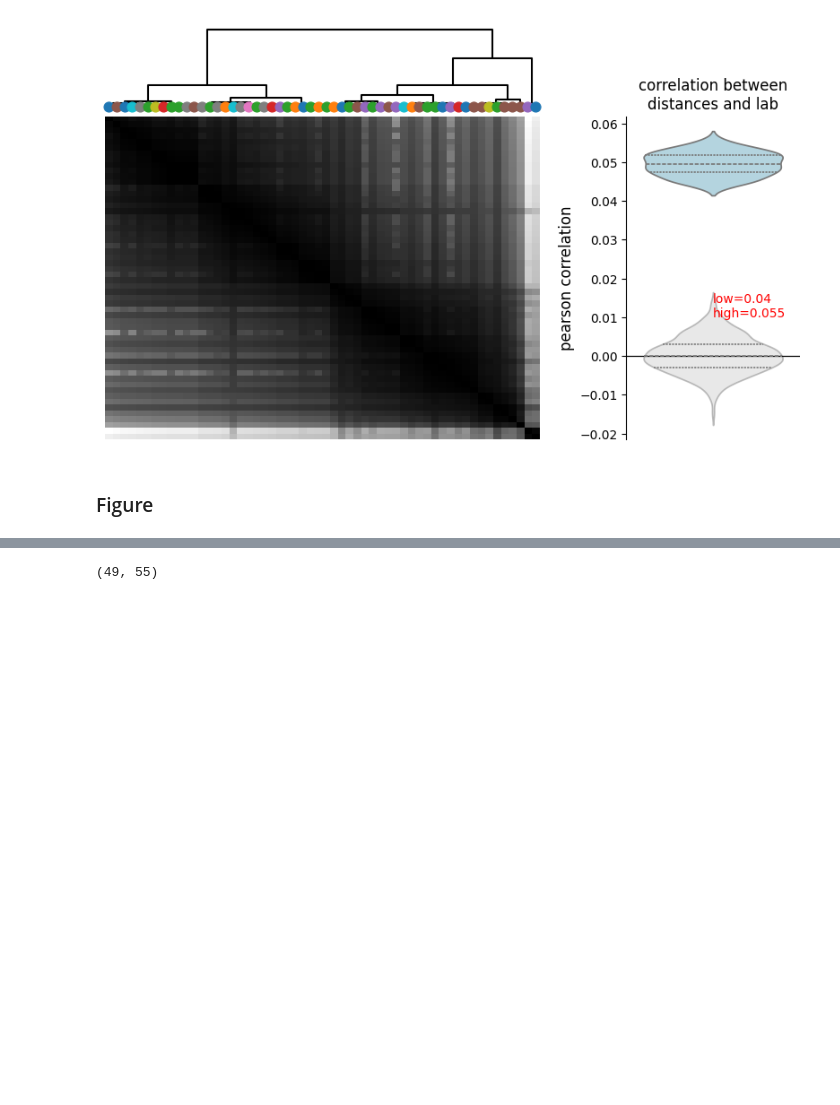
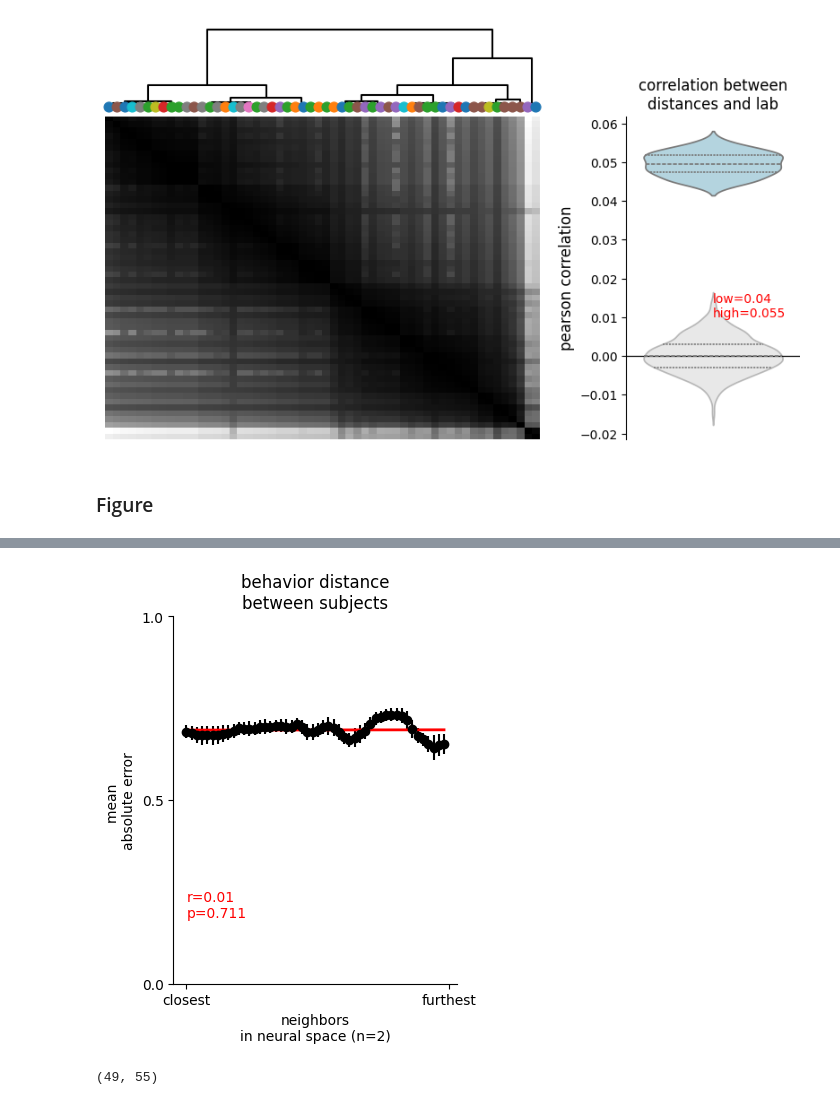
Before and after one commit to brunaafl/ShapeMetrics, a Jupyter notebook: ibl_analyses/notebooks/shape_metrics_figure.ipynb, the cells around one changed output, grey strips where cells are left out. Saved outputs shown, nothing was run; the diff lists cells and outputs as text; code cells hidden in the pictures; blank space fills up the shorter version.

```diff
--- a/ibl_analyses/notebooks/shape_metrics_figure.ipynb
+++ b/ibl_analyses/notebooks/shape_metrics_figure.ipynb
@@ -826,3 +825,25 @@ sns.despine(ax=axes[4],bottom=True)
+# %%
+# Removing the 2 last outliers (does it make sense)
+
+all_preds_top_np = np.array(all_preds_top)[:,:-2,:]
+_ids = list(range(S-W+1 - 2))*np.shape(all_preds_top_np)[0]
+r=sts.linregress(_ids,np.nanmean(all_preds_top_np,2).reshape(-1))
+
+fig, ax = plt.subplots(figsize=(4,5))
+plt.errorbar(range(S-W+1 - 2),np.nanmean(np.nanmean(all_preds_top_np,2),0),np.std(np.nanmean(all_preds_top_np,2),0),fmt='o',color='black',clip_on=False)
+ax.set_title("behavior distance\nbetween subjects")
+ax.text(0,0.18,"r={:.2f}\np={:.3f}".format(r.rvalue,r.pvalue),color='r')
+ax.set_ylabel("mean \nabsolute error")
+ax.set_yticks([0,0.5,1])
+ax.set_xticks([0,S-W-1],["closest","furthest"])
+ax.set_xlabel("neighbors\nin neural space (n=2)")
+ax.set_ylim(0,1)
+# plot regression line on top of the data using the slope and intercept
+ax.plot(range(S-W+1 - 2)*r.slope+r.intercept,"r-",lw=2)
+sns.despine()
+plt.tight_layout()
+# %% [output]
+[figure, added]
 # %%
 np.nanmean(all_preds_top,axis=2).shape
 # %% [output]
```
Also changed, not shown: parts of 11 cells of this notebook, 4 other files.
